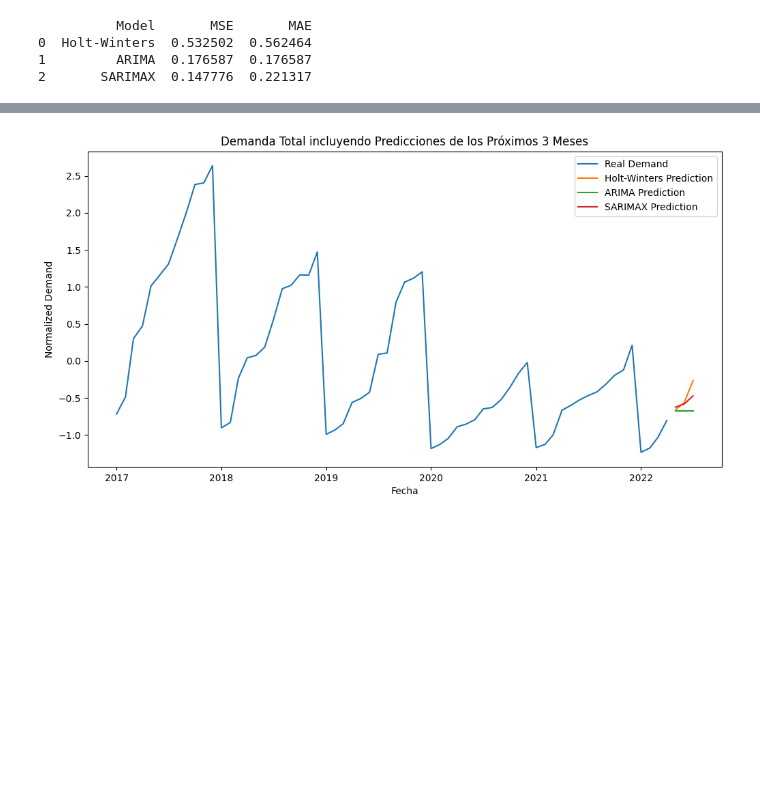
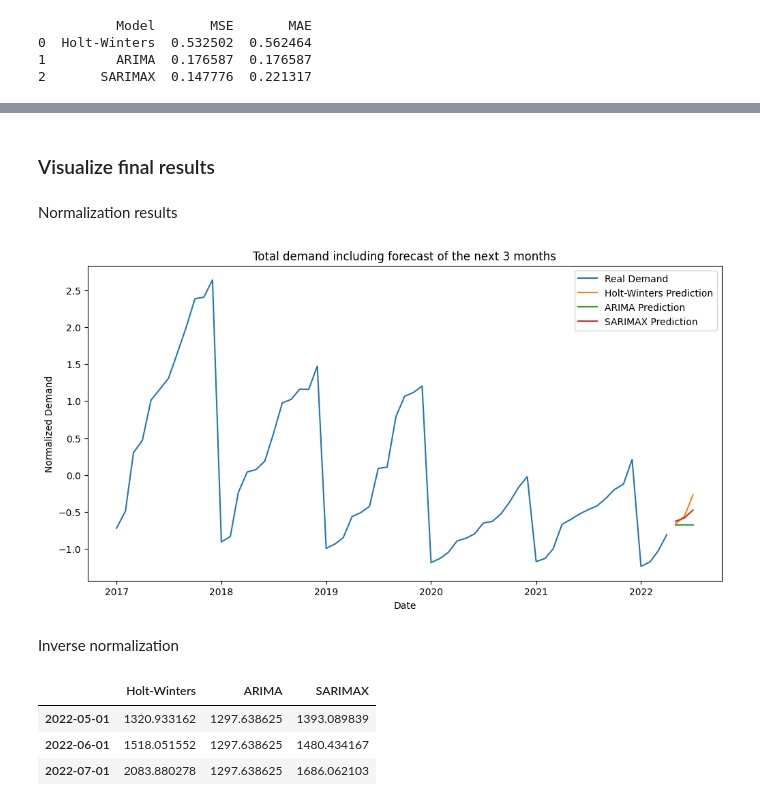
Before and after one commit to JD-PerezN/prueba_profesional_ml, a Jupyter notebook: code/time_series_demand.ipynb, the cells around one changed output, grey strips where cells are left out. Cells and saved outputs as stored; diff of their text form; code cells hidden in the pictures; blank space fills up the shorter version.

Commit message:
Update: Time series with forecast next 3 months

```diff
--- a/code/time_series_demand.ipynb
+++ b/code/time_series_demand.ipynb
@@ -38,9 +36,9 @@ _ = load_dotenv()
 # %%
 path = os.getenv("TIME_SERIES_PATH")
 
-df = pd.read_csv(path)
+data = pd.read_csv(path)
 
-df.head()
+data.head()
 # %% [output]
 |  | year_month | Demand |
 | 0 | 2017-01 | 1211.009490 |
@@ -49,8 +47,8 @@ df.head()
 | 3 | 2017-04 | 3506.515270 |
 | 4 | 2017-05 | 4554.082280 |
 # %%
-df.columns = ["Date", "Demand"]
+data.columns = ["Date", "Demand"]
 
-df["Date"] = pd.to_datetime(df["Date"])
-df.set_index("Date", inplace=True)
+data["Date"] = pd.to_datetime(data["Date"])
+data.set_index("Date", inplace=True)
 # %%
@@ -71 +75,7 @@ max    7686.307292
+# %%
+standard_scaler = StandardScaler()
+
+df = data.copy()
+
+df["Demand"] = standard_scaler.fit_transform(df[["Demand"]])
 # %% [markdown]
@@ -207,7 +249,7 @@ Predicción ARIMA para los próximos 3 meses:
 2022-07-01   -0.67526
 Freq: MS, Name: predicted_mean, dtype: float64
 # %%
-sarimax_pred_future = sarimax_fit.predict(start=len(df), end=len(df) + 2, typ='levels')
+sarimax_pred_future = sarimax_fit.predict(start=len(df), end=len(df) + 2)
 
-print(f'Predicción SARIMAX para los próximos 3 meses:\n{sarimax_pred_future}')
+print(f'SARIMAX forecasting for the next 3 months:\n{sarimax_pred_future}')
 # %% [output]
@@ -242,13 +293,19 @@ df_predictions.tail()
+# %% [markdown]
+### Visualize final results
+# %% [markdown]
+Normalization results
 # %%
 plt.figure(figsize=(12, 6))
 plt.plot(df['Demand'], label='Real Demand')
 plt.plot(df_predictions.index, df_predictions['Holt-Winters'], label='Holt-Winters Prediction')
 plt.plot(df_predictions.index, df_predictions['ARIMA'], label='ARIMA Prediction')
 plt.plot(df_predictions.index, df_predictions['SARIMAX'], label='SARIMAX Prediction')
-plt.title('Demanda Total incluyendo Predicciones de los Próximos 3 Meses')
-plt.xlabel('Fecha')
+plt.title('Total demand including forecast of the next 3 months')
+plt.xlabel('Date')
 plt.ylabel('Normalized Demand')
 plt.legend()
 plt.show()
 # %% [output]
-[figure, old version]
+[figure, new version]
+# %% [markdown]
+Inverse normalization
@@ -254,0 +323,7 @@ plt.show()
+# %%
+df_inversed_predictions
+# %% [output]
+|  | Holt-Winters | ARIMA | SARIMAX |
+| 2022-05-01 | 1320.933162 | 1297.638625 | 1393.089839 |
+| 2022-06-01 | 1518.051552 | 1297.638625 | 1480.434167 |
+| 2022-07-01 | 2083.880278 | 1297.638625 | 1686.062103 |
```
Also changed, not shown: parts of 48 cells of this notebook.
